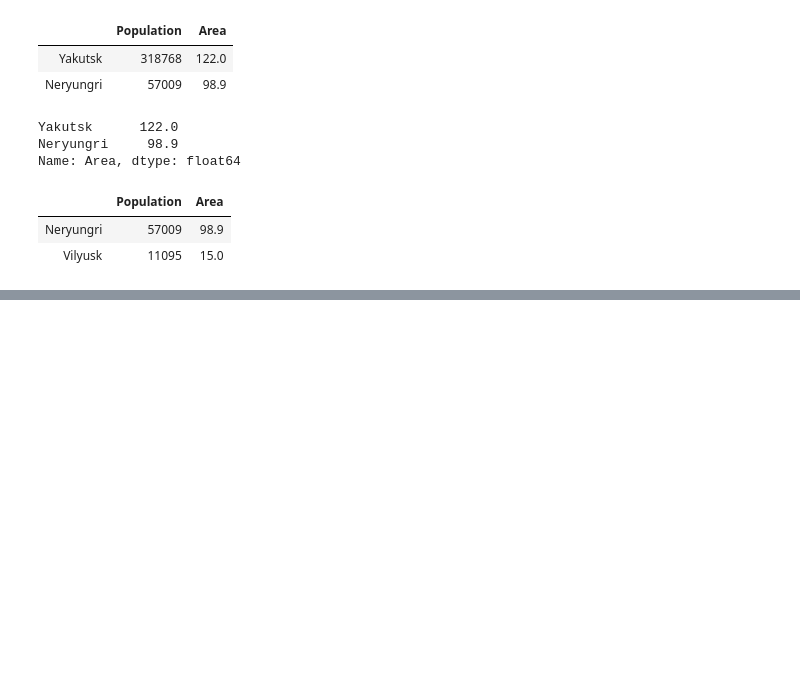
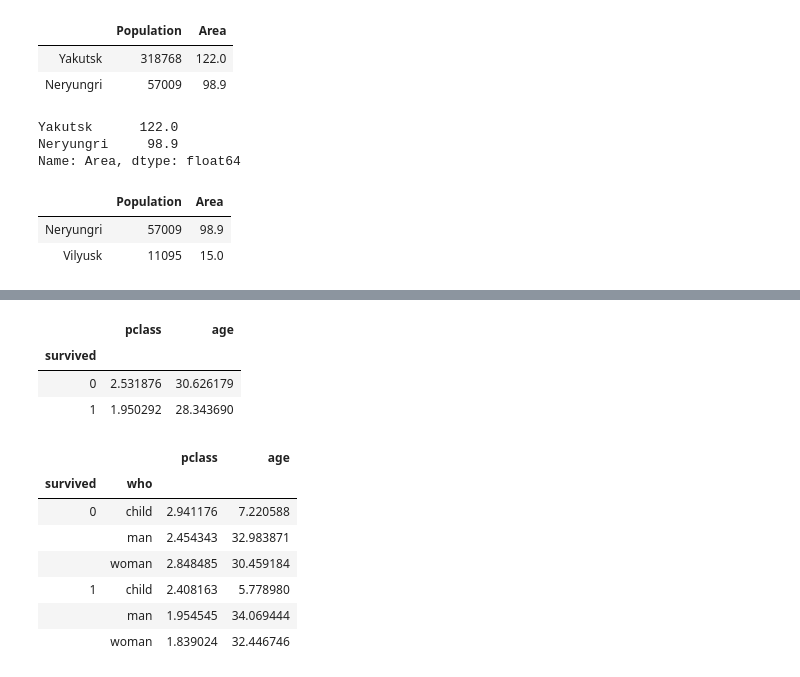
Before and after one commit to sianva/DS_2, a Jupyter notebook: 2.Pandas.ipynb, the cells around one changed output, grey strips where cells are left out. Saved outputs shown, nothing was run; the diff lists cells and outputs as text; code cells hidden in the pictures; blank space fills up the shorter version.

```diff
--- a/2.Pandas.ipynb
+++ b/2.Pandas.ipynb
@@ -291,0 +442,19 @@ cities_data.loc[cities_data['Плотность'] < 1000, ['Population', 'Area']
+# %%
+# указание столбцов
+titanic_data.groupby('survived')[['pclass', 'age']].mean()
+# %% [output]
+|  | pclass | age |
+| survived |  |  |
+| 0 | 2.531876 | 30.626179 |
+| 1 | 1.950292 | 28.343690 |
+# %%
+titanic_data.groupby(['survived', 'who'])[['pclass', 'age']].mean()
+# %% [output]
+|  |  | pclass | age |
+| survived | who |  |  |
+| 0 | child | 2.941176 | 7.220588 |
+|  | man | 2.454343 | 32.983871 |
+|  | woman | 2.848485 | 30.459184 |
+| 1 | child | 2.408163 | 5.778980 |
+|  | man | 1.954545 | 34.069444 |
+|  | woman | 1.839024 | 32.446746 |
```
Also changed, not shown: parts of 20 cells of this notebook, 1 other file.
